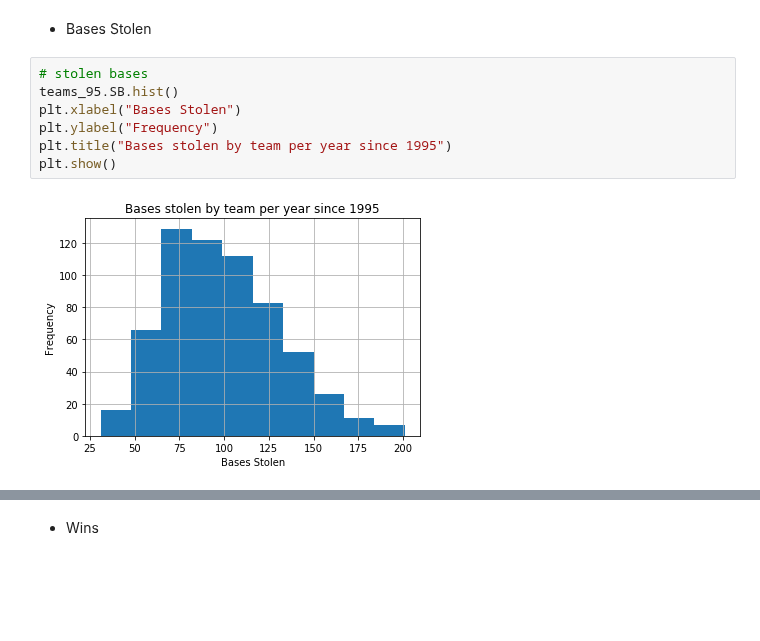
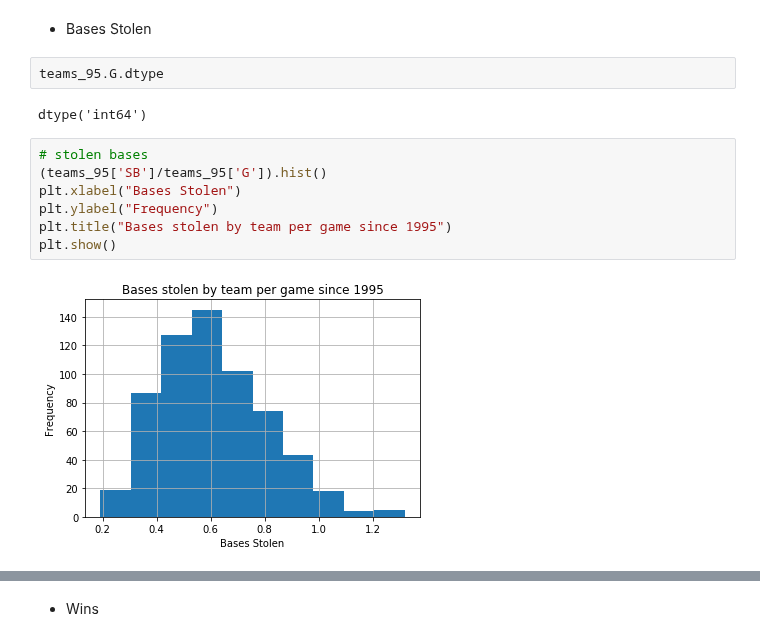
Before and after one commit to DJGump/module-work-DSI06, a Jupyter notebook: dgump-python-exam-dsi06/dgump-DSI06-python-self-sufficiency-exam.ipynb, the cells around one changed output, grey strips where cells are left out. Cells and saved outputs as stored; diff of their text form; blank space fills up the shorter version.

Commit message:
Python Exam Revisions
Made requested revisions to python exam. Examined stolen bases per game, replacing stolen bases per year, in q3 and q4.

```diff
--- a/dgump-python-exam-dsi06/dgump-DSI06-python-self-sufficiency-exam.ipynb
+++ b/dgump-python-exam-dsi06/dgump-DSI06-python-self-sufficiency-exam.ipynb
@@ -91,11 +86,15 @@ teams_95 = teams.loc[teams["yearID"] >= 1995]
 # %% [markdown]
 * Bases Stolen
+# %%
+teams_95.G.dtype
+# %% [output]
+dtype('int64')
 # %%
 # stolen bases
-teams_95.SB.hist()
+(teams_95['SB']/teams_95['G']).hist()
 plt.xlabel("Bases Stolen")
 plt.ylabel("Frequency")
-plt.title("Bases stolen by team per year since 1995")
+plt.title("Bases stolen by team per game since 1995")
 plt.show()
 # %% [output]
-[figure, old version]
+[figure, new version]
```
Also changed, not shown: parts of 10 cells of this notebook, 1 other file.
